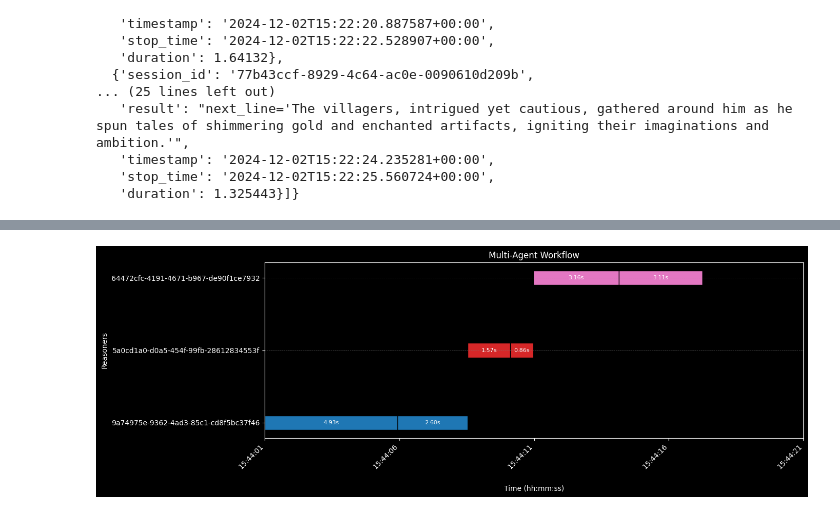
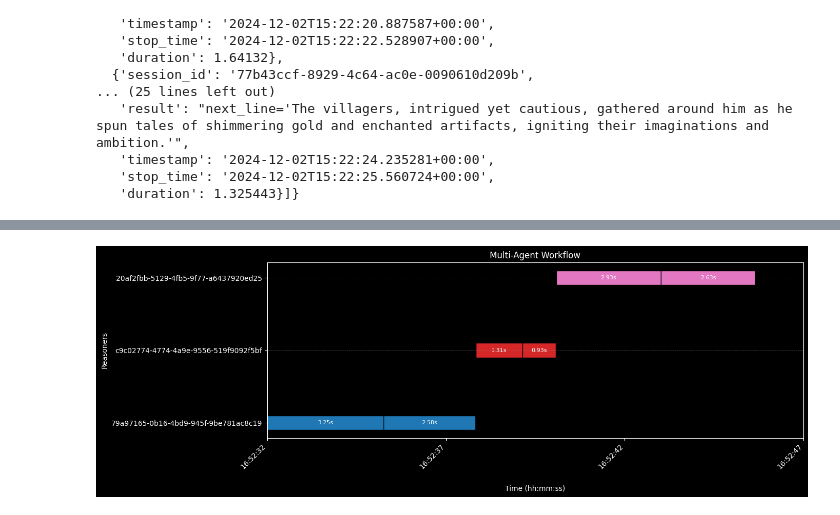
Before and after one commit to santoshkumarradha/brain, a Jupyter notebook: notebooks/test.ipynb, the cells around one changed output, grey strips where cells are left out. Saved outputs shown, nothing was run; the diff lists cells and outputs as text; code cells hidden in the pictures.

```diff
--- a/notebooks/test.ipynb
+++ b/notebooks/test.ipynb
@@ -258,6 +290,6 @@ brain_client.list_runs()
 # %%
 from brain.visualize import plot_workflow_matplotlib
-lineage=brain_client.get_call_graph('2475cd71-9ac8-4ced-b635-e577f84c4b36')
+lineage=brain_client.get_call_graph('ab36b24a-a474-4884-819c-3732ffd47173')
 fig=plot_workflow_matplotlib(lineage['lineage'])
 # %% [output]
-[figure, old version]
+[figure, new version]
```
Also changed, not shown: parts of 7 cells of this notebook, 5 other files.
